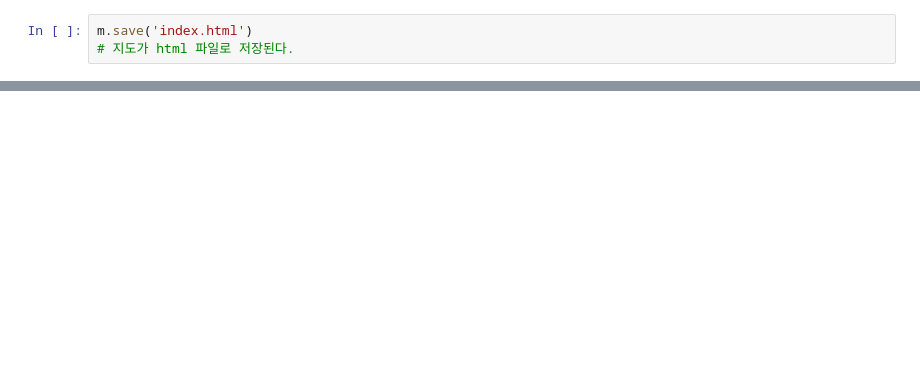
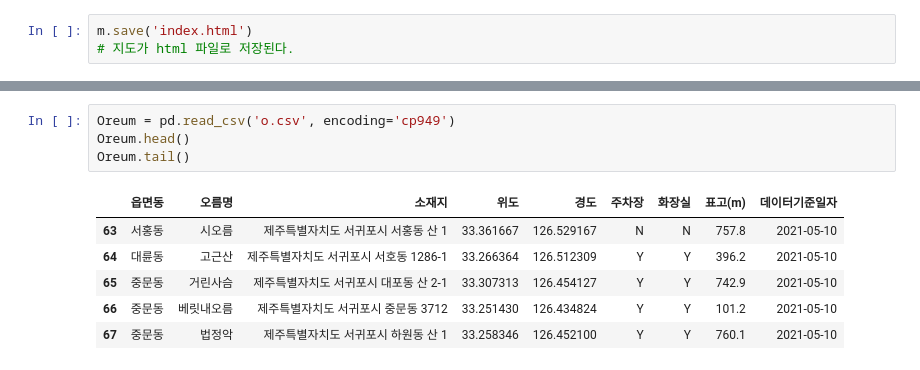
Before and after one commit to dayo2n/Jeju-Oreum-Map, a Jupyter notebook: jeju-oreum-map.ipynb, the cells around one changed output, grey strips where cells are left out. Saved outputs shown, nothing was run; the diff lists cells and outputs as text; blank space fills up the shorter version.

Commit message:
feat: get oreum information, mark on map

```diff
--- a/jeju-oreum-map.ipynb
+++ b/jeju-oreum-map.ipynb
@@ -127,3 +127,14 @@ folium.Marker(
 m
 # %% [output]
 [interactive output not drawn]
+# %%
+Oreum = pd.read_csv('o.csv', encoding='cp949')
+Oreum.head()
+Oreum.tail()
+# %% [output]
+|  | 읍면동 | 오름명 | 소재지 | 위도 | 경도 | 주차장 | 화장실 | 표고(m) | 데이터기준일자 |
+| 63 | 서홍동 | 시오름 | 제주특별자치도 서귀포시 서홍동 산 1 | 33.361667 | 126.529167 | N | N | 757.8 | 2021-05-10 |
+| 64 | 대륜동 | 고근산 | 제주특별자치도 서귀포시 서호동 1286-1 | 33.266364 | 126.512309 | Y | Y | 396.2 | 2021-05-10 |
+| 65 | 중문동 | 거린사슴 | 제주특별자치도 서귀포시 대포동 산 2-1 | 33.307313 | 126.454127 | Y | Y | 742.9 | 2021-05-10 |
+| 66 | 중문동 | 베릿내오름 | 제주특별자치도 서귀포시 중문동 3712 | 33.251430 | 126.434824 | Y | Y | 101.2 | 2021-05-10 |
+| 67 | 중문동 | 법정악 | 제주특별자치도 서귀포시 하원동 산 1 | 33.258346 | 126.452100 | Y | Y | 760.1 | 2021-05-10 |
```
Also changed, not shown: parts of 7 cells of this notebook, 1 other file.
